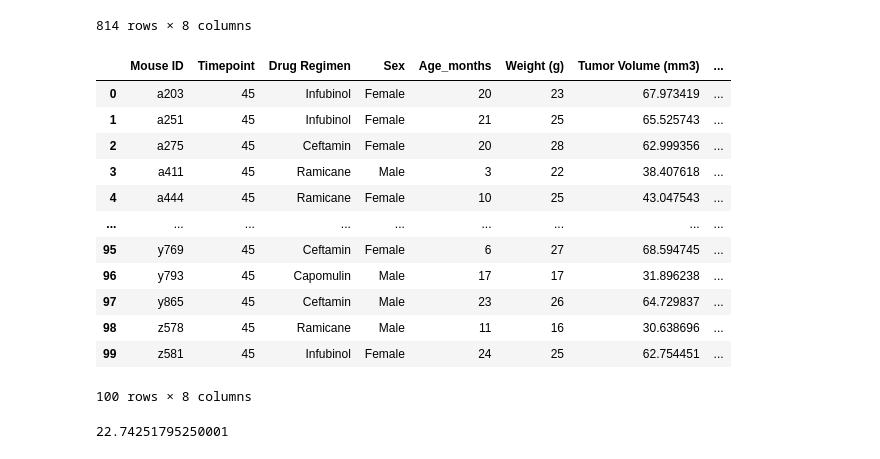
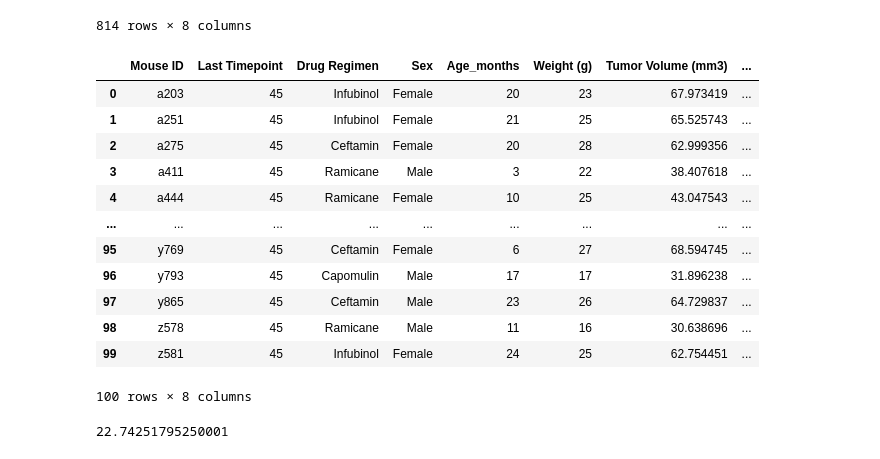
Before and after one commit to cmcoder9/Matplotlib-Homework, a Jupyter notebook: pymaceuticals_starter-checkpoint.ipynb, the cells around one changed output. Saved outputs shown, nothing was run; the diff lists cells and outputs as text; code cells hidden in the pictures.

```diff
--- a/pymaceuticals_starter-checkpoint.ipynb
+++ b/pymaceuticals_starter-checkpoint.ipynb
@@ -286,12 +286,12 @@ last_timepoint_df = applied_drug_selection_filter_df.groupby("Mouse ID")["Timepo
 # %%
 # Merge this group df with the original dataframe to get the tumor volume at the last timepoint
 treatment_regimens_df= pd.merge(last_timepoint_df,applied_drug_selection_filter_df, how="inner", on=["Mouse ID","Timepoint"])
-
+treatment_regimens_df= treatment_regimens_df.rename(columns={"Timepoint": "Last Timepoint"})
 
 
 treatment_regimens_df
 # %% [output]
-|  | Mouse ID | Timepoint | Drug Regimen | Sex | Age_months | Weight (g) | Tumor Volume (mm3) | ... |
+|  | Mouse ID | Last Timepoint | Drug Regimen | Sex | Age_months | Weight (g) | Tumor Volume (mm3) | ... |
 | 0 | a203 | 45 | Infubinol | Female | 20 | 23 | 67.973419 | ... |
 | 1 | a251 | 45 | Infubinol | Female | 21 | 25 | 65.525743 | ... |
 | 2 | a275 | 45 | Ceftamin | Female | 20 | 28 | 62.999356 | ... |
```
Also changed, not shown: parts of 10 cells of this notebook.
